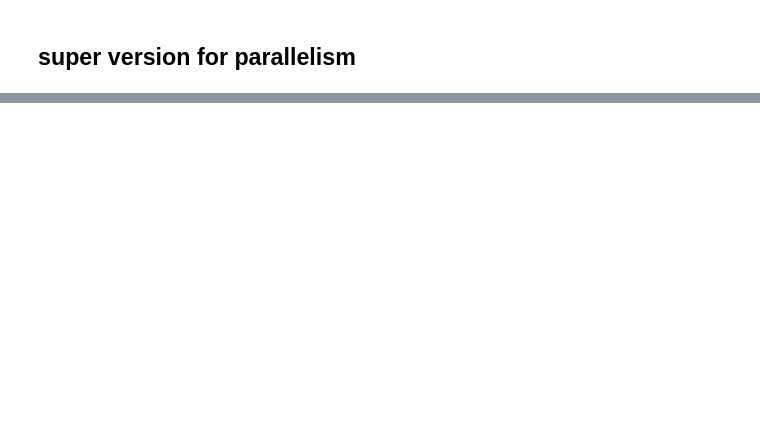
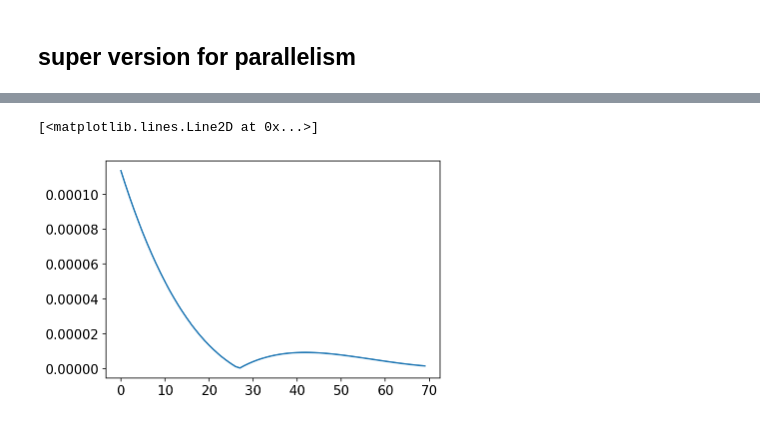
Before and after one commit to weiyuanlou/PyCSR2D, a Jupyter notebook: benchmarking/one_bend_transient/caseB_boundary_terms.ipynb, the cells around one changed output, grey strips where cells are left out. Drawn from its saved outputs; the diff is of its cells as text; code cells hidden in the pictures; blank space fills up the shorter version.

```diff
--- a/benchmarking/one_bend_transient/caseB_boundary_terms.ipynb
+++ b/benchmarking/one_bend_transient/caseB_boundary_terms.ipynb
@@ -324,0 +370,2 @@ print('Mapping takes:', t2-t1, 'sec')
+# %%
+diff = np.abs((g0 - g3.reshape(zm.shape))/g3.reshape(zm.shape)) * 100
@@ -337,0 +404,5 @@ NameError: name 'g2' is not defined
+# %%
+plt.plot(diff[30:100,100])
+# %% [output]
+[<matplotlib.lines.Line2D at 0x...>]
+[figure, added]
```
Also changed, not shown: parts of 21 cells of this notebook, 1 other file.
